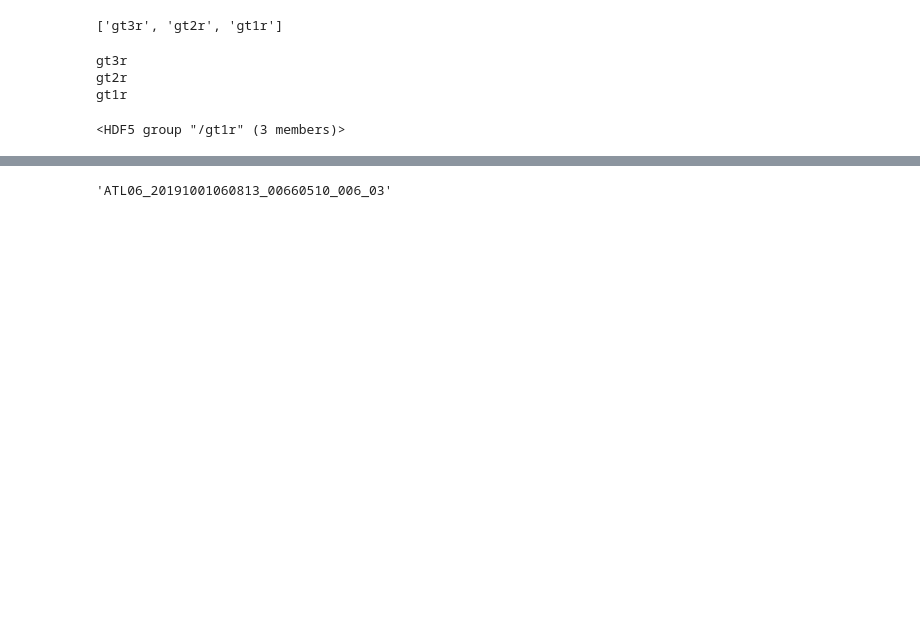
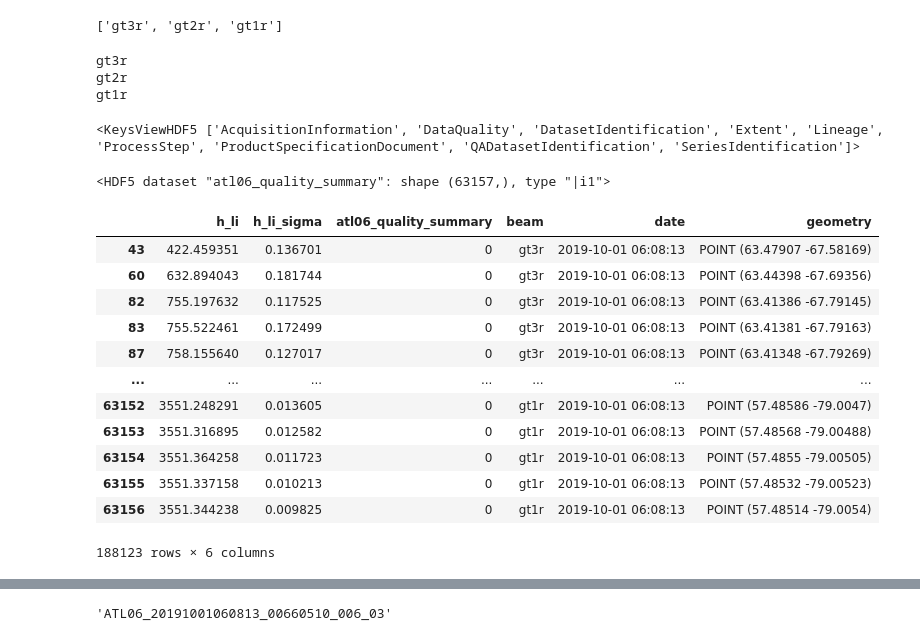
Before and after one commit to shahinmg/icesat_2_viscosity, a Jupyter notebook: amery_download.ipynb, the cells around one changed output, grey strips where cells are left out. Saved outputs shown, nothing was run; the diff lists cells and outputs as text; code cells hidden in the pictures; blank space fills up the shorter version.

```diff
--- a/amery_download.ipynb
+++ b/amery_download.ipynb
@@ -63,6 +63,10 @@ gt3r
 gt2r
 gt1r
 # %%
-atl_file[beam].
+atl_file['METADATA'].keys()
 # %% [output]
-<HDF5 group "/gt1r" (3 members)>
+<KeysViewHDF5 ['AcquisitionInformation', 'DataQuality', 'DatasetIdentification', 'Extent', 'Lineage', 'ProcessStep', 'ProductSpecificationDocument', 'QADatasetIdentification', 'SeriesIdentification']>
+# %%
+atl_file['gt1r']['land_ice_segments']['atl06_quality_summary']
+# %% [output]
+<HDF5 dataset "atl06_quality_summary": shape (63157,), type "|i1">
@@ -68,0 +100,18 @@ atl_file[beam].
+# %%
+gdf_concat = gpd.pd.concat(gdf_list)
+# %%
+gdf_concat[gdf_concat['atl06_quality_summary']==0]
+# %% [output]
+|  | h_li | h_li_sigma | atl06_quality_summary | beam | date | geometry |
+| 43 | 422.459351 | 0.136701 | 0 | gt3r | 2019-10-01 06:08:13 | POINT (63.47907 -67.58169) |
+| 60 | 632.894043 | 0.181744 | 0 | gt3r | 2019-10-01 06:08:13 | POINT (63.44398 -67.69356) |
+| 82 | 755.197632 | 0.117525 | 0 | gt3r | 2019-10-01 06:08:13 | POINT (63.41386 -67.79145) |
+| 83 | 755.522461 | 0.172499 | 0 | gt3r | 2019-10-01 06:08:13 | POINT (63.41381 -67.79163) |
+| 87 | 758.155640 | 0.127017 | 0 | gt3r | 2019-10-01 06:08:13 | POINT (63.41348 -67.79269) |
+| ... | ... | ... | ... | ... | ... | ... |
+| 63152 | 3551.248291 | 0.013605 | 0 | gt1r | 2019-10-01 06:08:13 | POINT (57.48586 -79.0047) |
+| 63153 | 3551.316895 | 0.012582 | 0 | gt1r | 2019-10-01 06:08:13 | POINT (57.48568 -79.00488) |
+| 63154 | 3551.364258 | 0.011723 | 0 | gt1r | 2019-10-01 06:08:13 | POINT (57.4855 -79.00505) |
+| 63155 | 3551.337158 | 0.010213 | 0 | gt1r | 2019-10-01 06:08:13 | POINT (57.48532 -79.00523) |
+| 63156 | 3551.344238 | 0.009825 | 0 | gt1r | 2019-10-01 06:08:13 | POINT (57.48514 -79.0054) |
+188123 rows × 6 columns
```
Also changed, not shown: parts of 5 cells of this notebook, 2 other files.
